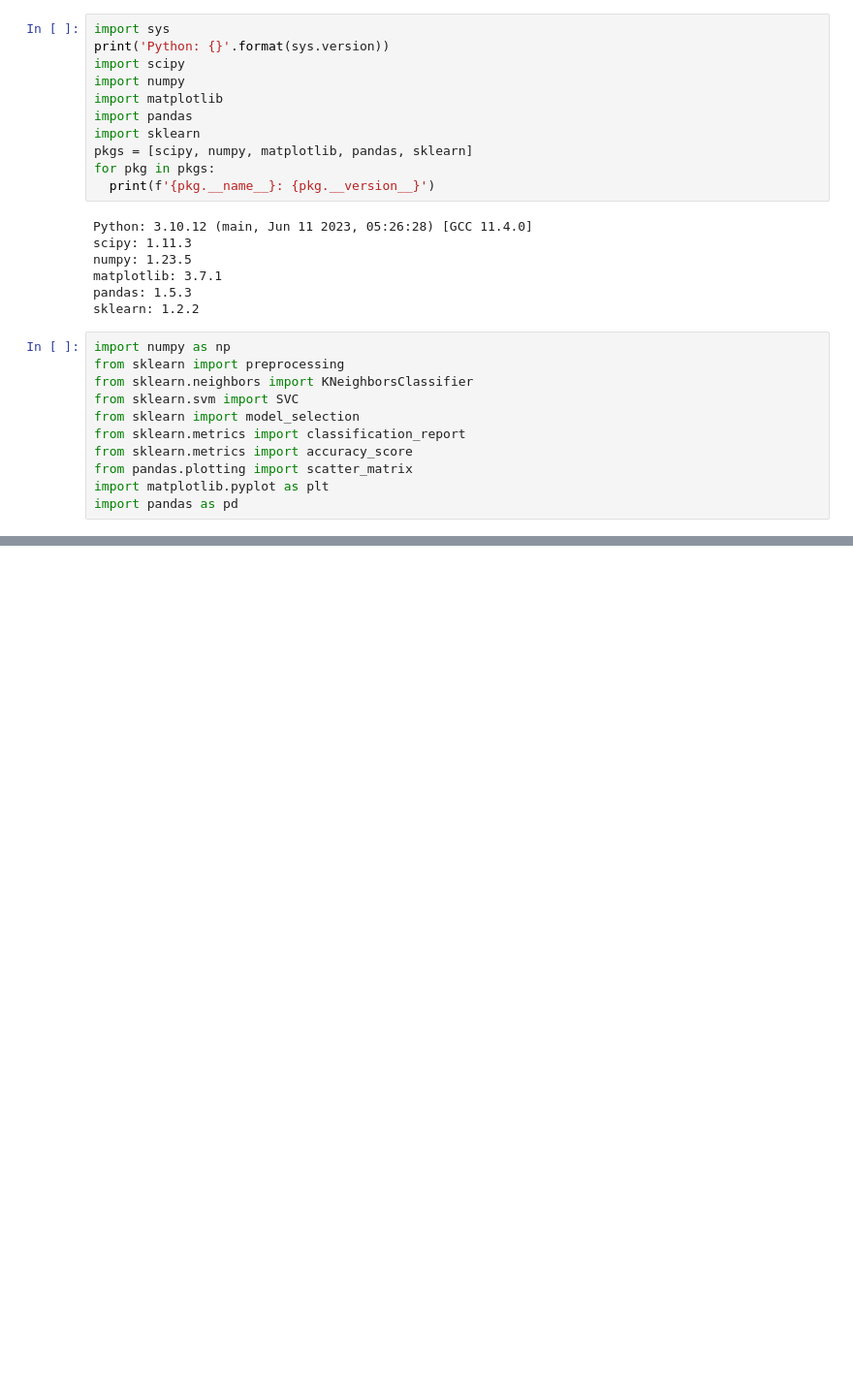
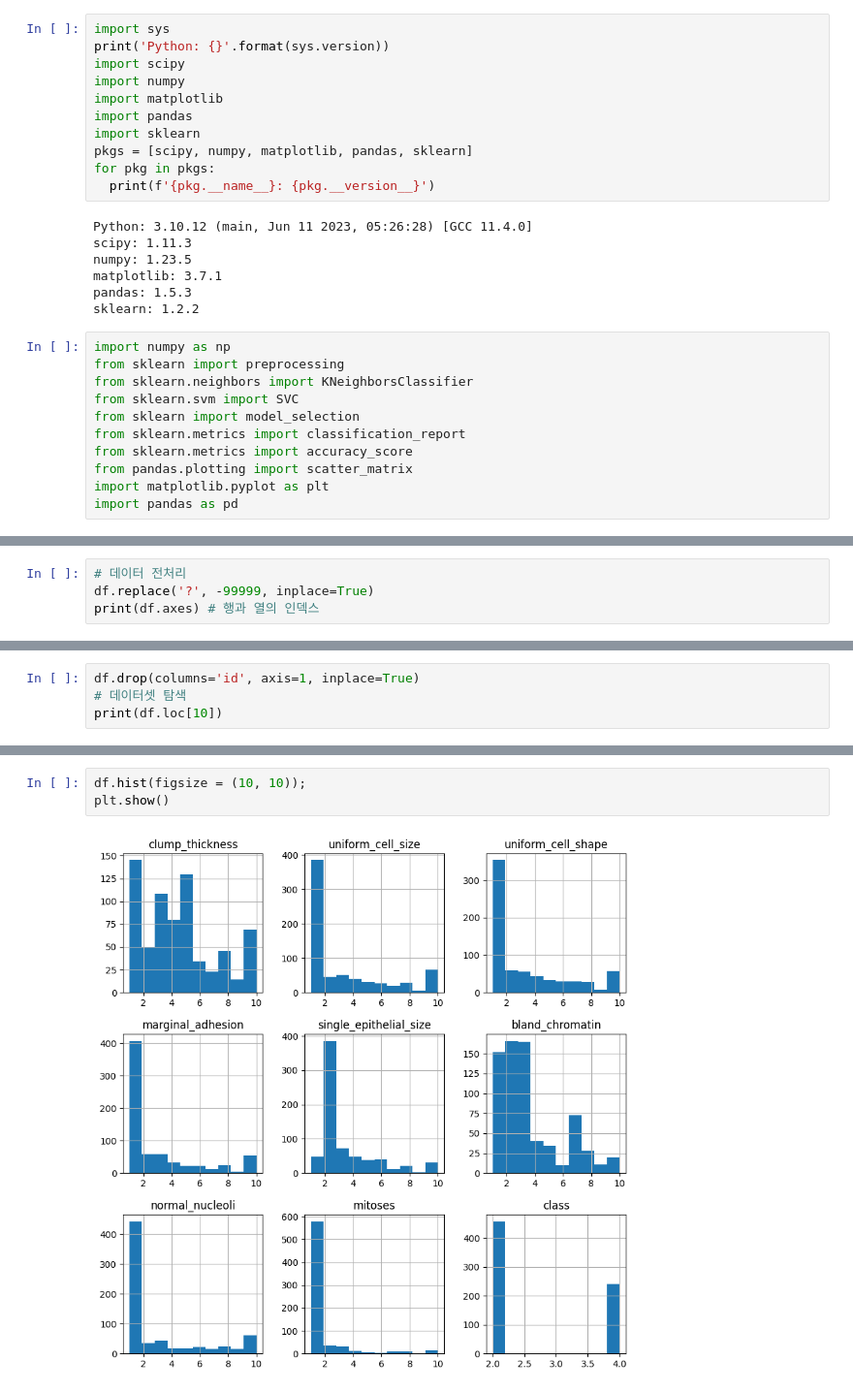
Before and after one commit to vitamingyu/ml-dl-health_care, a Jupyter notebook: breast_cancer.ipynb, the cells around one changed output, grey strips where cells are left out. Shown at 97% size. Drawn from its saved outputs; the diff is of its cells as text; blank space fills up the shorter version.

```diff
--- a/breast_cancer.ipynb
+++ b/breast_cancer.ipynb
@@ -38,0 +40,4 @@ df = pd.read_csv(url, names=names)
+# %%
+# 데이터 전처리
+df.replace('?', -99999, inplace=True)
+print(df.axes) # 행과 열의 인덱스
@@ -38,0 +49,4 @@ df = pd.read_csv(url, names=names)
+# %%
+df.drop(columns='id', axis=1, inplace=True)
+# 데이터셋 탐색
+print(df.loc[10])
@@ -38,0 +79,5 @@ df = pd.read_csv(url, names=names)
+# %%
+df.hist(figsize = (10, 10));
+plt.show()
+# %% [output]
+[figure, added]
```
Also changed, not shown: parts of 11 cells of this notebook.
